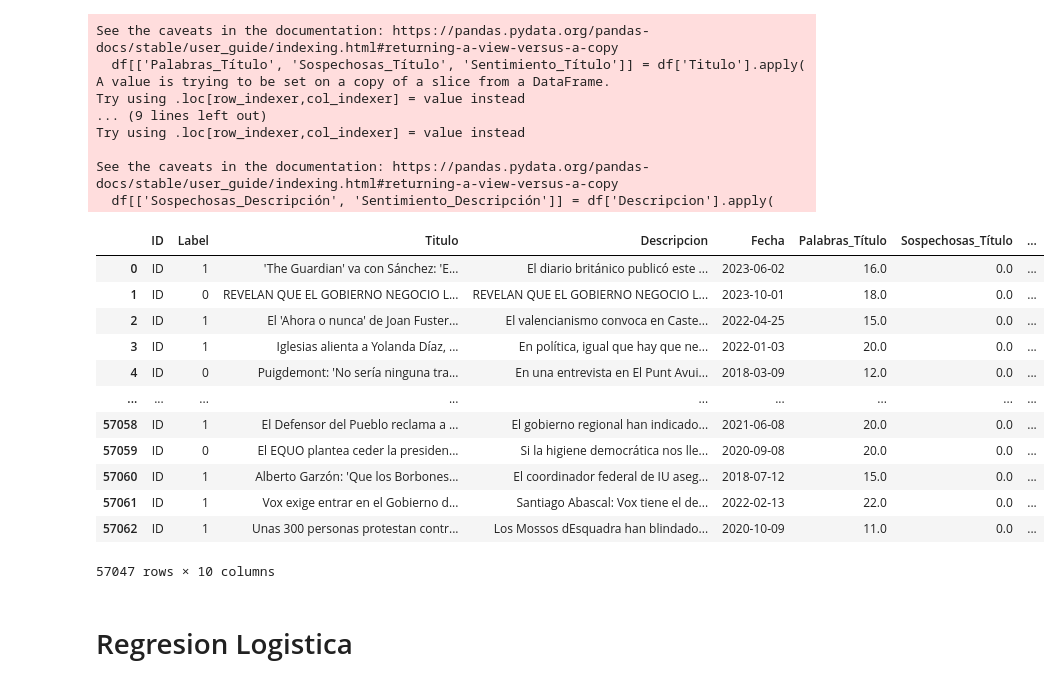
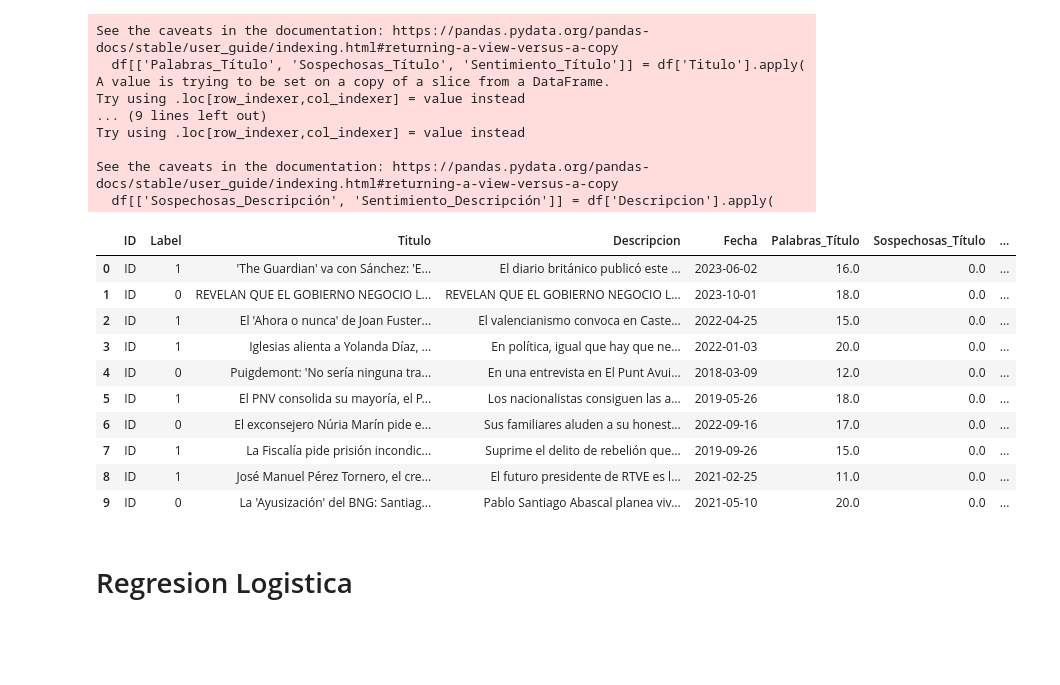
Before and after one commit to JairoFierro/Proy1, a Jupyter notebook: proyecto1.ipynb, the cells around one changed output. Cells and saved outputs as stored; diff of their text form; code cells hidden in the pictures; blank space fills up the shorter version.

```diff
--- a/proyecto1.ipynb
+++ b/proyecto1.ipynb
@@ -195,21 +190,19 @@ Try using .loc[row_indexer,col_indexer] = value instead
 See the caveats in the documentation: https://pandas.pydata.org/pandas-docs/stable/user_guide/indexing.html#returning-a-view-versus-a-copy
   df[['Sospechosas_Descripción', 'Sentimiento_Descripción']] = df['Descripcion'].apply(
 # %%
-df
+df.head(10)
 # %% [output]
 |  | ID | Label | Titulo | Descripcion | Fecha | Palabras_Título | Sospechosas_Título | ... |
 | 0 | ID | 1 | 'The Guardian' va con Sánchez: 'E... | El diario británico publicó este ... | 2023-06-02 | 16.0 | 0.0 | ... |
 | 1 | ID | 0 | REVELAN QUE EL GOBIERNO NEGOCIO L... | REVELAN QUE EL GOBIERNO NEGOCIO L... | 2023-10-01 | 18.0 | 0.0 | ... |
 | 2 | ID | 1 | El 'Ahora o nunca' de Joan Fuster... | El valencianismo convoca en Caste... | 2022-04-25 | 15.0 | 0.0 | ... |
 | 3 | ID | 1 | Iglesias alienta a Yolanda Díaz, ... | En política, igual que hay que ne... | 2022-01-03 | 20.0 | 0.0 | ... |
 | 4 | ID | 0 | Puigdemont: 'No sería ninguna tra... | En una entrevista en El Punt Avui... | 2018-03-09 | 12.0 | 0.0 | ... |
-| ... | ... | ... | ... | ... | ... | ... | ... | ... |
-| 57058 | ID | 1 | El Defensor del Pueblo reclama a ... | El gobierno regional han indicado... | 2021-06-08 | 20.0 | 0.0 | ... |
-| 57059 | ID | 0 | El EQUO plantea ceder la presiden... | Si la higiene democrática nos lle... | 2020-09-08 | 20.0 | 0.0 | ... |
-| 57060 | ID | 1 | Alberto Garzón: 'Que los Borbones... | El coordinador federal de IU aseg... | 2018-07-12 | 15.0 | 0.0 | ... |
-| 57061 | ID | 1 | Vox exige entrar en el Gobierno d... | Santiago Abascal: Vox tiene el de... | 2022-02-13 | 22.0 | 0.0 | ... |
-| 57062 | ID | 1 | Unas 300 personas protestan contr... | Los Mossos dEsquadra han blindado... | 2020-10-09 | 11.0 | 0.0 | ... |
+| 5 | ID | 1 | El PNV consolida su mayoría, el P... | Los nacionalistas consiguen las a... | 2019-05-26 | 18.0 | 0.0 | ... |
+| 6 | ID | 0 | El exconsejero Núria Marín pide e... | Sus familiares aluden a su honest... | 2022-09-16 | 17.0 | 0.0 | ... |
+| 7 | ID | 1 | La Fiscalía pide prisión incondic... | Suprime el delito de rebelión que... | 2019-09-26 | 15.0 | 0.0 | ... |
+| 8 | ID | 1 | José Manuel Pérez Tornero, el cre... | El futuro presidente de RTVE es l... | 2021-02-25 | 11.0 | 0.0 | ... |
+| 9 | ID | 0 | La 'Ayusización' del BNG: Santiag... | Pablo Santiago Abascal planea viv... | 2021-05-10 | 20.0 | 0.0 | ... |
-57047 rows × 10 columns
 # %% [markdown]
 # Regresion Logistica
 # %% [markdown]
```
Also changed, not shown: parts of 6 cells of this notebook.
